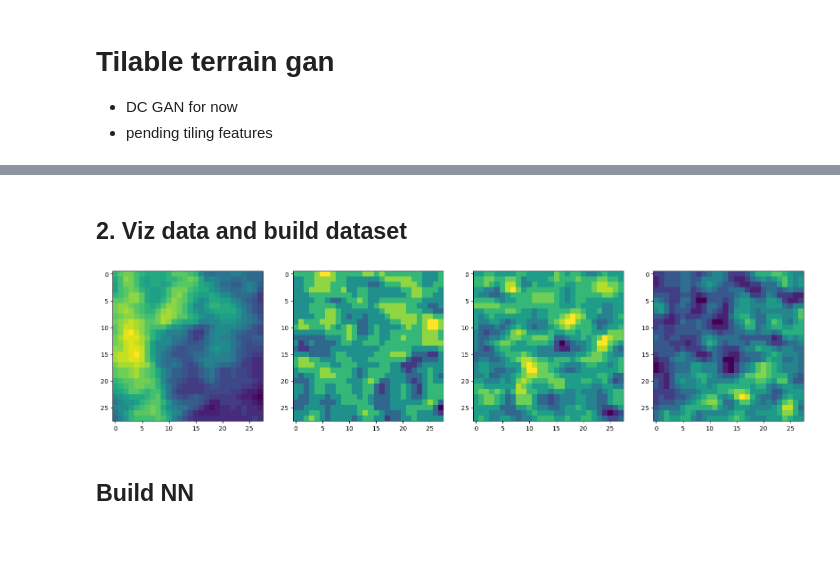
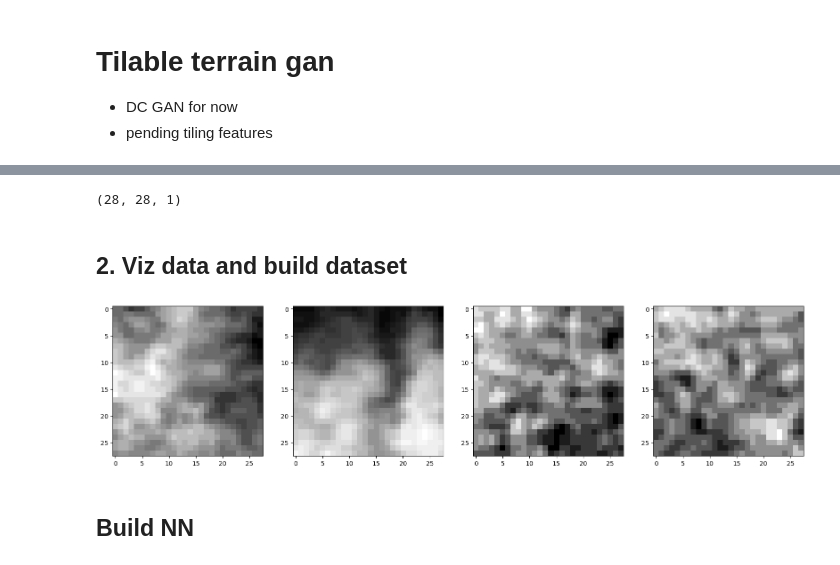
Before and after one commit to ignaciomurillo97/TesisCode, a Jupyter notebook: TerrainTileGan.ipynb, the cells around one changed output, grey strips where cells are left out. Saved outputs shown, nothing was run; the diff lists cells and outputs as text; code cells hidden in the pictures.

```diff
--- a/TerrainTileGan.ipynb
+++ b/TerrainTileGan.ipynb
@@ -87,3 +99,8 @@ TensorSpec(shape=(28, 28), dtype=tf.float32, name=None)
+# %%
+ds.element_spec
+ds.as_numpy_iterator().next()[0].shape
+# %% [output]
+(28, 28, 1)
 # %% [markdown]
 ##  2. Viz data and build dataset
 # %%
@@ -95,12 +116,11 @@ dataiterator = ds.as_numpy_iterator()
 # %%
 # Setup the subplot formatting
 fig, ax = plt.subplots(ncols=4, figsize=(20,20))
+sample = dataiterator.next()
 # Loop four times and get images
 for idx in range(4):
     # Grab an image and label
-    sample = dataiterator.next()
     # Plot the image using a specific subplot
-    ax[idx].imshow(np.squeeze(sample))
-    # ax[idx].plot_surface(np.squeeze(sample))
+    ax[idx].imshow(np.squeeze(sample[idx]), cmap='gray')
 # %% [output]
-[figure, old version]
+[figure, new version]
```
Also changed, not shown: parts of 21 cells of this notebook, 1 other file.
